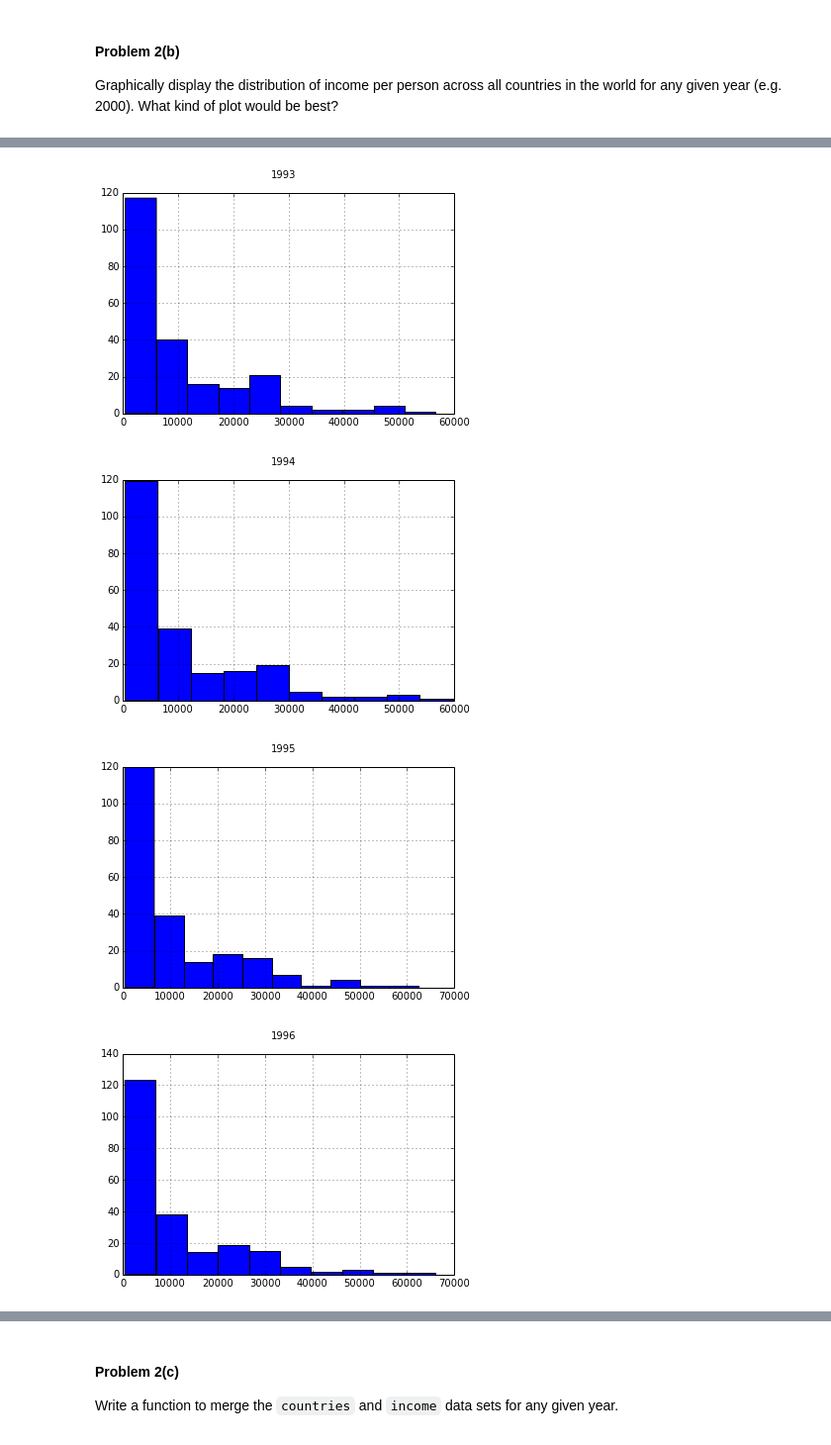
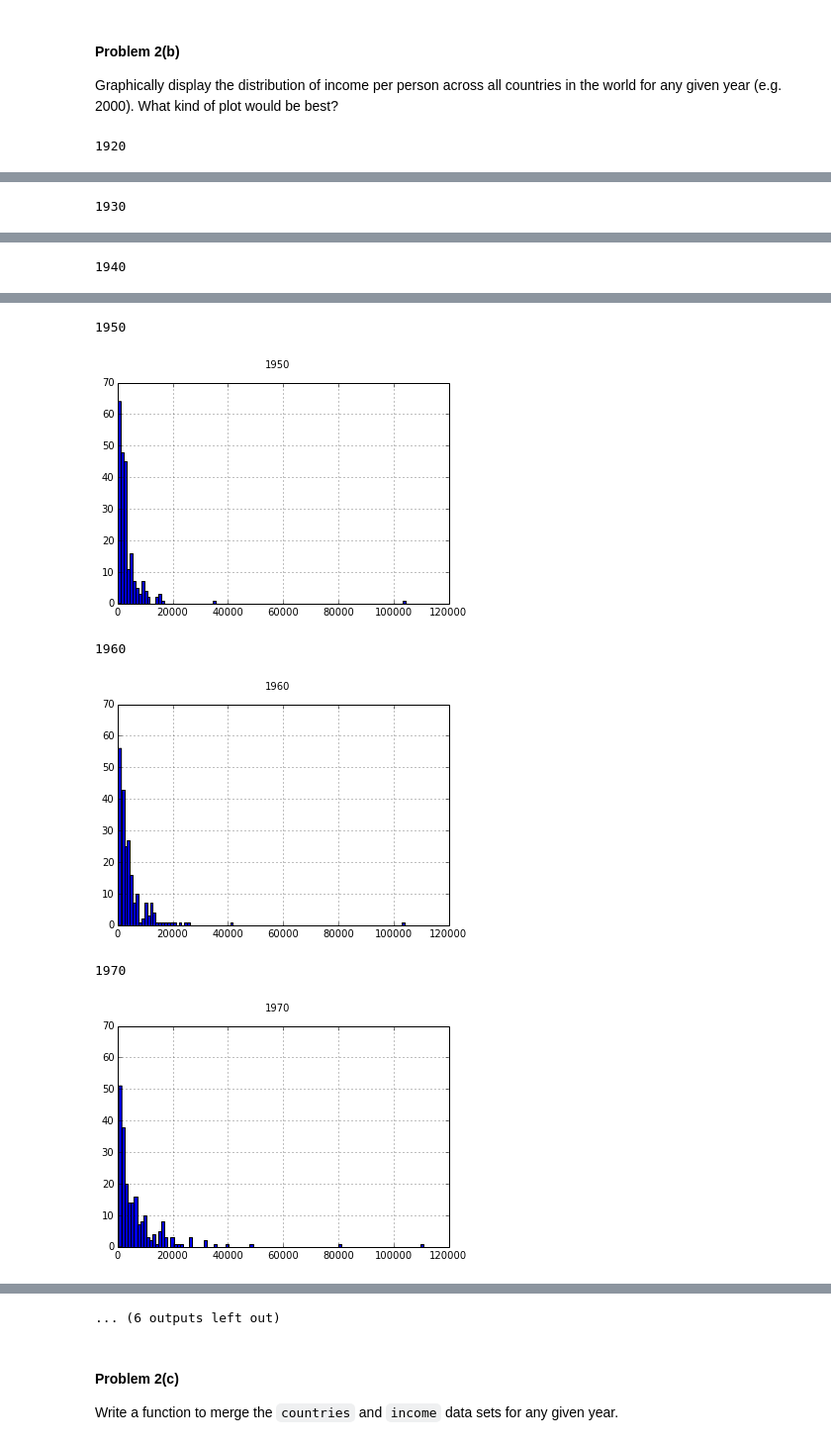
Before and after one commit to userfog/cs109, a Jupyter notebook: HW1.ipynb, the cells around one changed output, grey strips where cells are left out. Shown at 99% size. Saved outputs shown, nothing was run; the diff lists cells and outputs as text; code cells hidden in the pictures.

```diff
--- a/HW1.ipynb
+++ b/HW1.ipynb
@@ -118,9 +141,10 @@ groups = years.groupby("teamID")
 plt.close('all')
 fig = plt.figure()
 i = 0
-for el in xrange(2000,2010):
+for el in xrange(1995,2010):
     plt.figure(el)
     plt.suptitle(str(el))
+    plt.axis([0,200,40,110])
     for el2, val in groups:
       for year in val.iterrows():
             if year[1][1] == el:
@@ -204,8 +246,13 @@ income_per_person_trans.head()
 
 Graphically display the distribution of income per person across all countries in the world for any given year (e.g. 2000).  What kind of plot would be best?
 # %%
-for i in range(1990, 2000):
+plt.close('all')
+for i in xrange(1920, 2010, 10):
+    print i
     plt.figure(i)
     plt.suptitle(str(i))
-    income_per_person[i].hist()
+    plt.axis([0,120000, 0,70])
+    income_per_person[i].hist(bins=100)
+    plt.show()
 # %% [output]
+1920
@@ -212,0 +260 @@ for i in range(1990, 2000):
+1930
@@ -213,0 +262 @@ for i in range(1990, 2000):
+1940
@@ -215,4 +264,6 @@ for i in range(1990, 2000):
+1950
-[figure, old version]
+[figure, new version]
+1960
-[figure, old version]
+[figure, new version]
+1970
-[figure, old version]
+[figure, new version]
-[figure, removed]
@@ -222,3 +270,4 @@ for i in range(1990, 2000):
+... (6 outputs left out)
 # %% [markdown]
 #### Problem 2(c)
 
```
Also changed, not shown: parts of 13 cells of this notebook.
